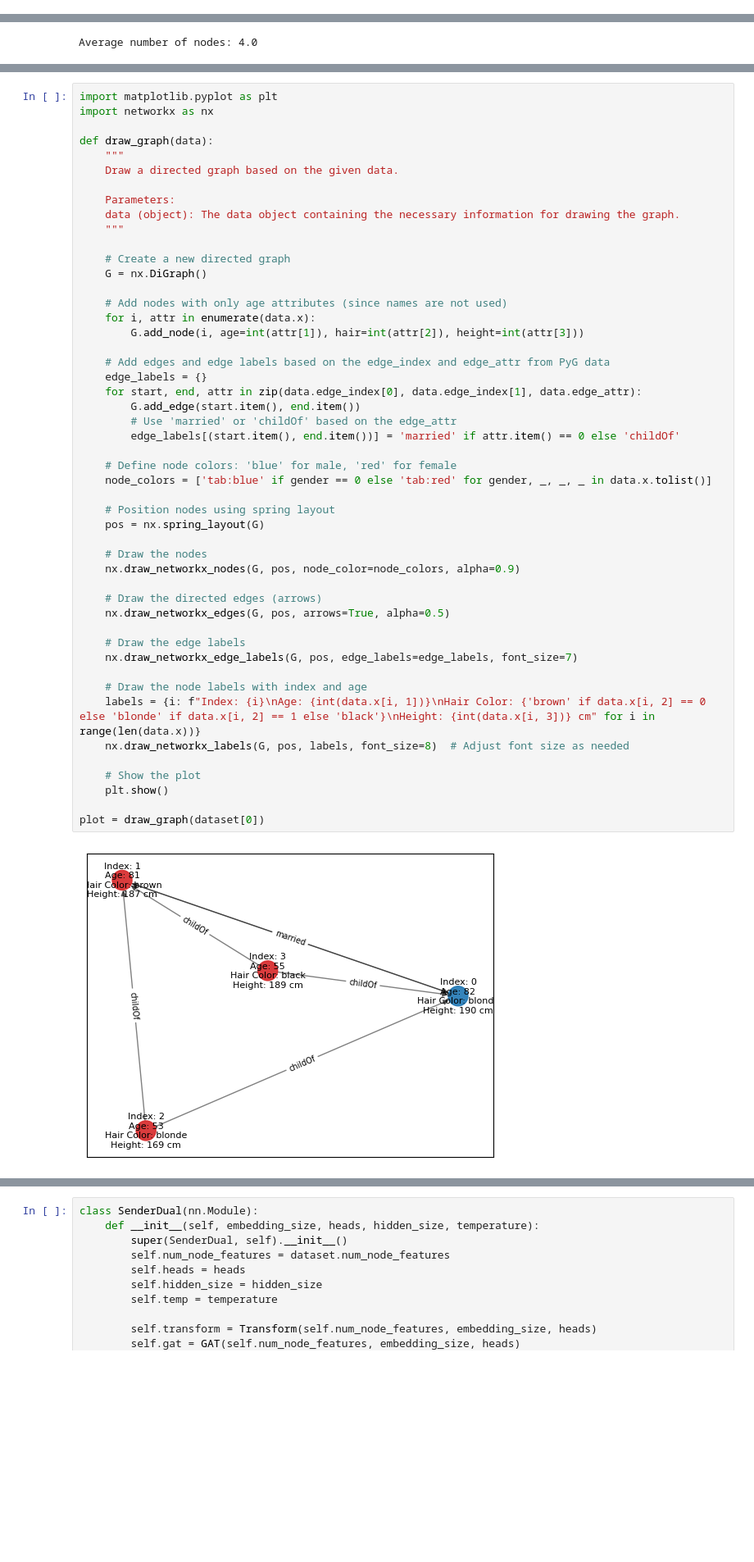
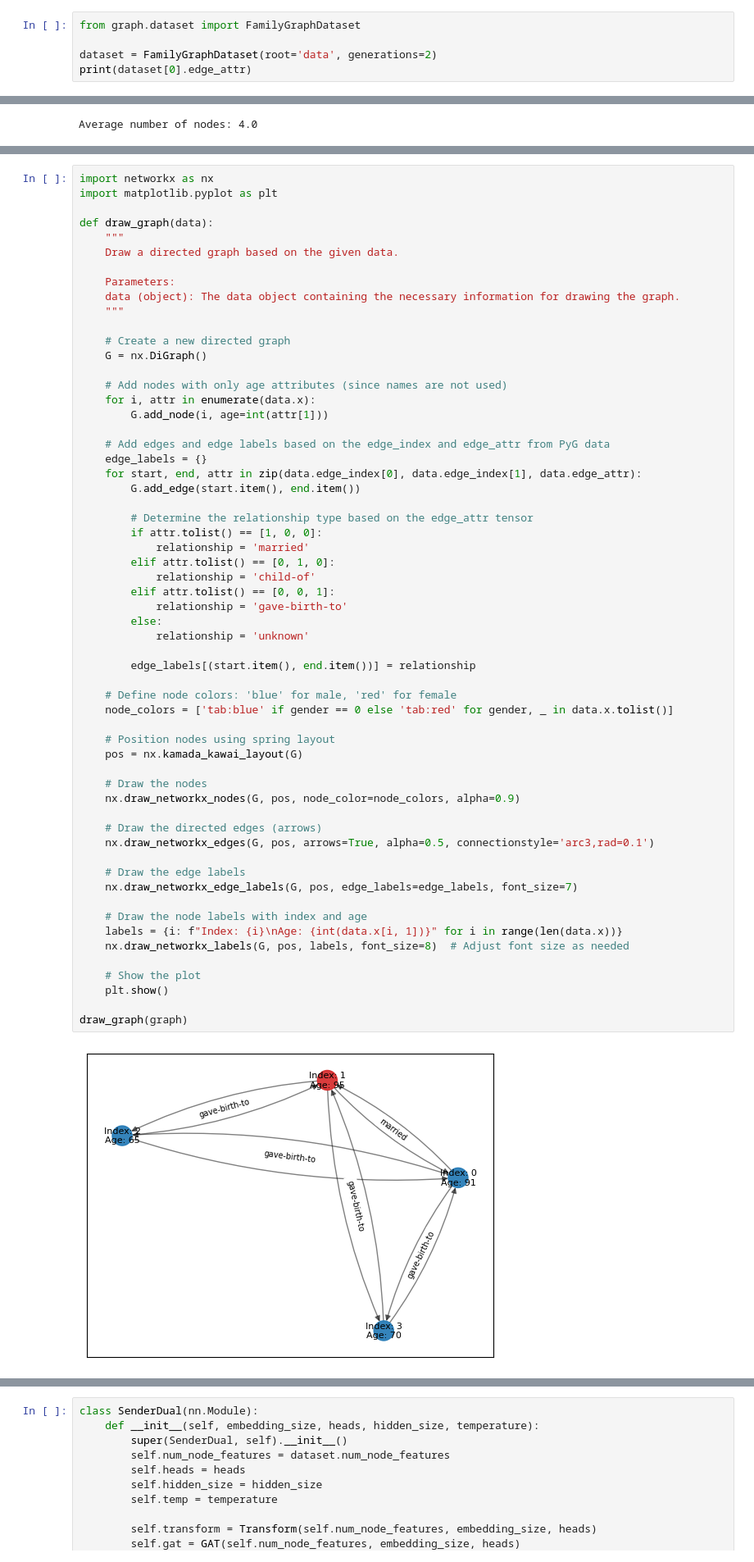
Before and after one commit to meeslindeman/thesis, a Jupyter notebook: notebooks/code.ipynb, the cells around one changed output, grey strips where cells are left out. Shown: that part at 82% size. Cells and saved outputs as stored; diff of their text form; blank space fills up the shorter version.

Commit message:
added an extra edge feature, changed architecture accordingly

```diff
--- a/notebooks/code.ipynb
+++ b/notebooks/code.ipynb
@@ -216,0 +33,5 @@ IndexError: range object index out of range
+# %%
+from graph.dataset import FamilyGraphDataset
+
+dataset = FamilyGraphDataset(root='data', generations=2)
+print(dataset[0].edge_attr)
@@ -239,6 +93,6 @@ print(*graph, sep="\n")
 # %%
+import networkx as nx
 import matplotlib.pyplot as plt
-import networkx as nx
 
 def draw_graph(data):
     """
@@ -251,42 +105,52 @@ def draw_graph(data):
     # Create a new directed graph
     G = nx.DiGraph()
 
     # Add nodes with only age attributes (since names are not used)
     for i, attr in enumerate(data.x):
-        G.add_node(i, age=int(attr[1]), hair=int(attr[2]), height=int(attr[3]))
+        G.add_node(i, age=int(attr[1]))
 
     # Add edges and edge labels based on the edge_index and edge_attr from PyG data
     edge_labels = {}
     for start, end, attr in zip(data.edge_index[0], data.edge_index[1], data.edge_attr):
         G.add_edge(start.item(), end.item())
-        # Use 'married' or 'childOf' based on the edge_attr
-        edge_labels[(start.item(), end.item())] = 'married' if attr.item() == 0 else 'childOf'
+
+        # Determine the relationship type based on the edge_attr tensor
+        if attr.tolist() == [1, 0, 0]:
+            relationship = 'married'
+        elif attr.tolist() == [0, 1, 0]:
+            relationship = 'child-of'
+        elif attr.tolist() == [0, 0, 1]:
+            relationship = 'gave-birth-to'
+        else:
+            relationship = 'unknown'
+
+        edge_labels[(start.item(), end.item())] = relationship
 
     # Define node colors: 'blue' for male, 'red' for female
-    node_colors = ['tab:blue' if gender == 0 else 'tab:red' for gender, _, _, _ in data.x.tolist()]
+    node_colors = ['tab:blue' if gender == 0 else 'tab:red' for gender, _ in data.x.tolist()]
 
     # Position nodes using spring layout
-    pos = nx.spring_layout(G)
+    pos = nx.kamada_kawai_layout(G)
 
     # Draw the nodes
     nx.draw_networkx_nodes(G, pos, node_color=node_colors, alpha=0.9)
 
     # Draw the directed edges (arrows)
-    nx.draw_networkx_edges(G, pos, arrows=True, alpha=0.5)
+    nx.draw_networkx_edges(G, pos, arrows=True, alpha=0.5, connectionstyle='arc3,rad=0.1')
 
     # Draw the edge labels
     nx.draw_networkx_edge_labels(G, pos, edge_labels=edge_labels, font_size=7)
 
     # Draw the node labels with index and age
-    labels = {i: f"Index: {i}\nAge: {int(data.x[i, 1])}\nHair Color: {'brown' if data.x[i, 2] == 0 else 'blonde' if data.x[i, 2] == 1 else 'black'}\nHeight: {int(data.x[i, 3])} cm" for i in range(len(data.x))}
+    labels = {i: f"Index: {i}\nAge: {int(data.x[i, 1])}" for i in range(len(data.x))}
     nx.draw_networkx_labels(G, pos, labels, font_size=8)  # Adjust font size as needed
 
     # Show the plot
     plt.show()
 
-plot = draw_graph(dataset[0])
+draw_graph(graph)
 # %% [output]
-[figure, old version]
+[figure, new version]
 # %%
 from torch_geometric.nn import GATv2Conv
 
```
Also changed, not shown: parts of 28 cells of this notebook, 40 other files.
